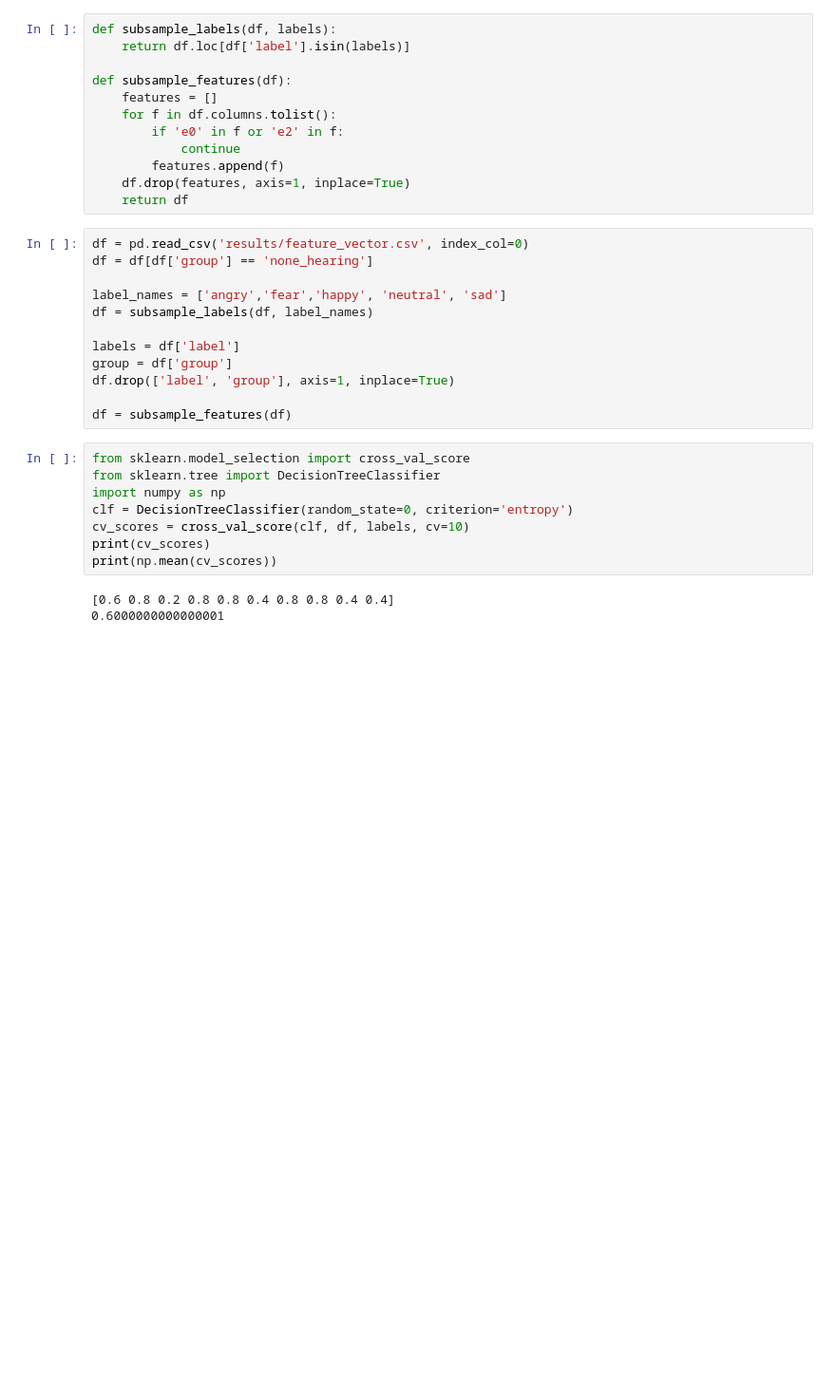
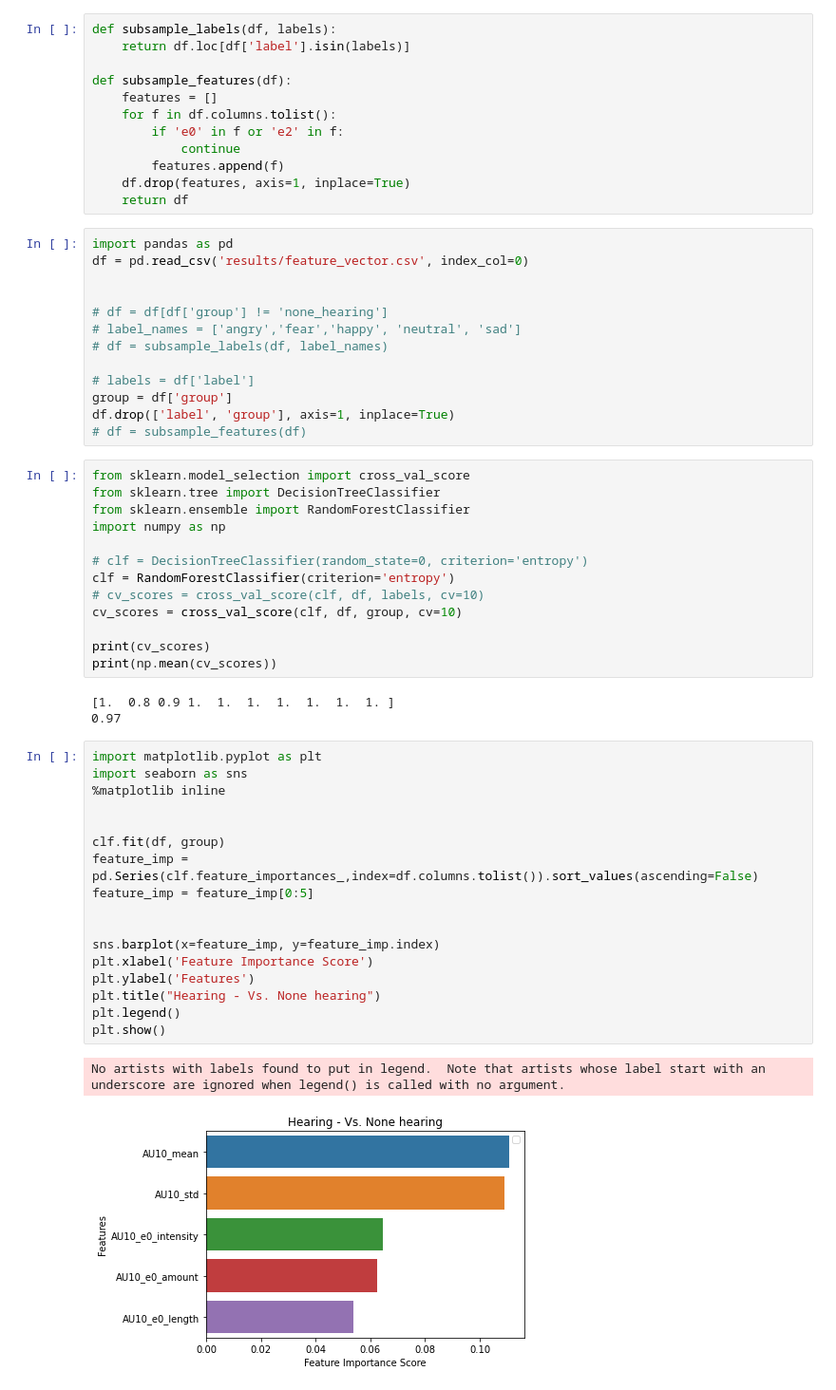
Before and after one commit to deangeckt/EmotionsInSignLanguage, a Jupyter notebook: open_face/ml.ipynb, the cells around one changed output. Shown at 95% size. Drawn from its saved outputs; the diff is of its cells as text; blank space fills up the shorter version.

Commit message:
classify between groups

```diff
--- a/open_face/ml.ipynb
+++ b/open_face/ml.ipynb
@@ -11,28 +11,54 @@ def subsample_features(df):
     df.drop(features, axis=1, inplace=True)
     return df
 # %%
+import pandas as pd
 df = pd.read_csv('results/feature_vector.csv', index_col=0)
-df = df[df['group'] == 'none_hearing']
 
-label_names = ['angry','fear','happy', 'neutral', 'sad']
-df = subsample_labels(df, label_names)
 
-labels = df['label']
+# df = df[df['group'] != 'none_hearing']
+# label_names = ['angry','fear','happy', 'neutral', 'sad']
+# df = subsample_labels(df, label_names)
+
+# labels = df['label']
 group = df['group']
 df.drop(['label', 'group'], axis=1, inplace=True)
-
-df = subsample_features(df)
+# df = subsample_features(df)
 # %%
 from sklearn.model_selection import cross_val_score
 from sklearn.tree import DecisionTreeClassifier
+from sklearn.ensemble import RandomForestClassifier
 import numpy as np
-clf = DecisionTreeClassifier(random_state=0, criterion='entropy')
-cv_scores = cross_val_score(clf, df, labels, cv=10)
+
+# clf = DecisionTreeClassifier(random_state=0, criterion='entropy')
+clf = RandomForestClassifier(criterion='entropy')
+# cv_scores = cross_val_score(clf, df, labels, cv=10)
+cv_scores = cross_val_score(clf, df, group, cv=10)
+
 print(cv_scores)
 print(np.mean(cv_scores))
 # %% [output]
-[0.6 0.8 0.2 0.8 0.8 0.4 0.8 0.8 0.4 0.4]
-0.6000000000000001
+[1.  0.8 0.9 1.  1.  1.  1.  1.  1.  1. ]
+0.97
+# %%
+import matplotlib.pyplot as plt
+import seaborn as sns
+%matplotlib inline
+
+
+clf.fit(df, group)
+feature_imp = pd.Series(clf.feature_importances_,index=df.columns.tolist()).sort_values(ascending=False)
+feature_imp = feature_imp[0:5]
+
+
+sns.barplot(x=feature_imp, y=feature_imp.index)
+plt.xlabel('Feature Importance Score')
+plt.ylabel('Features')
+plt.title("Hearing - Vs. None hearing")
+plt.legend()
+plt.show()
+# %% [output]
+No artists with labels found to put in legend.  Note that artists whose label start with an underscore are ignored when legend() is called with no argument.
+[figure, added]
 # %%
 import matplotlib.pyplot as plt
 from sklearn import tree
```
Also changed, not shown: parts of 1 cell of this notebook.
